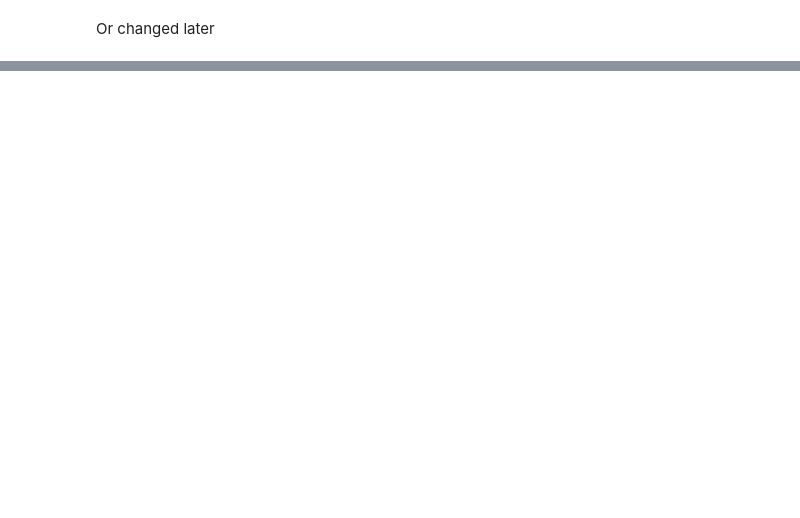
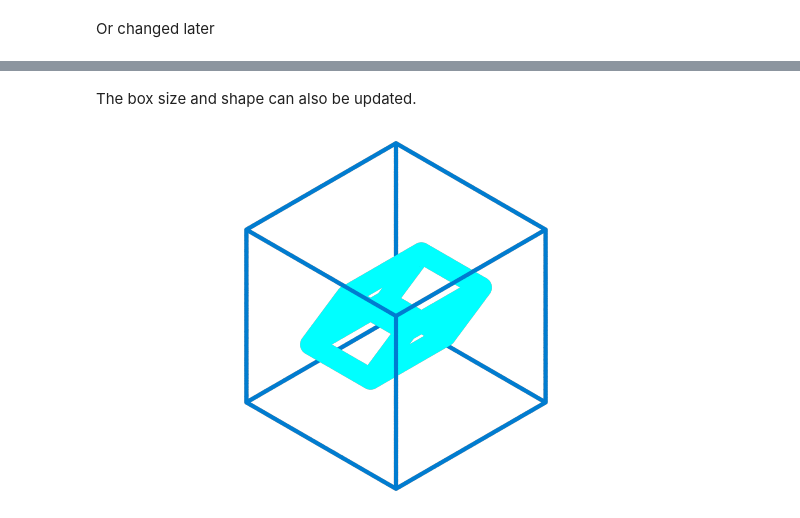
Before and after one commit to glotzerlab/fresnel-examples, a Jupyter notebook: 01-Primitives/05-Box-geometry.ipynb, the cells around one changed output, grey strips where cells are left out. Saved outputs shown, nothing was run; the diff lists cells and outputs as text; code cells hidden in the pictures; blank space fills up the shorter version.

```diff
--- a/01-Primitives/05-Box-geometry.ipynb
+++ b/01-Primitives/05-Box-geometry.ipynb
@@ -53,0 +72,8 @@ fresnel.preview(scene, aa_level=3)
+# %% [markdown]
+The box size and shape can also be updated.
+# %%
+thic_box.box = [4, 4, 5, 0.6, 0,0]
+
+fresnel.preview(scene, aa_level=3)
+# %% [output]
+[figure, added]
```
Also changed, not shown: parts of 11 cells of this notebook.
